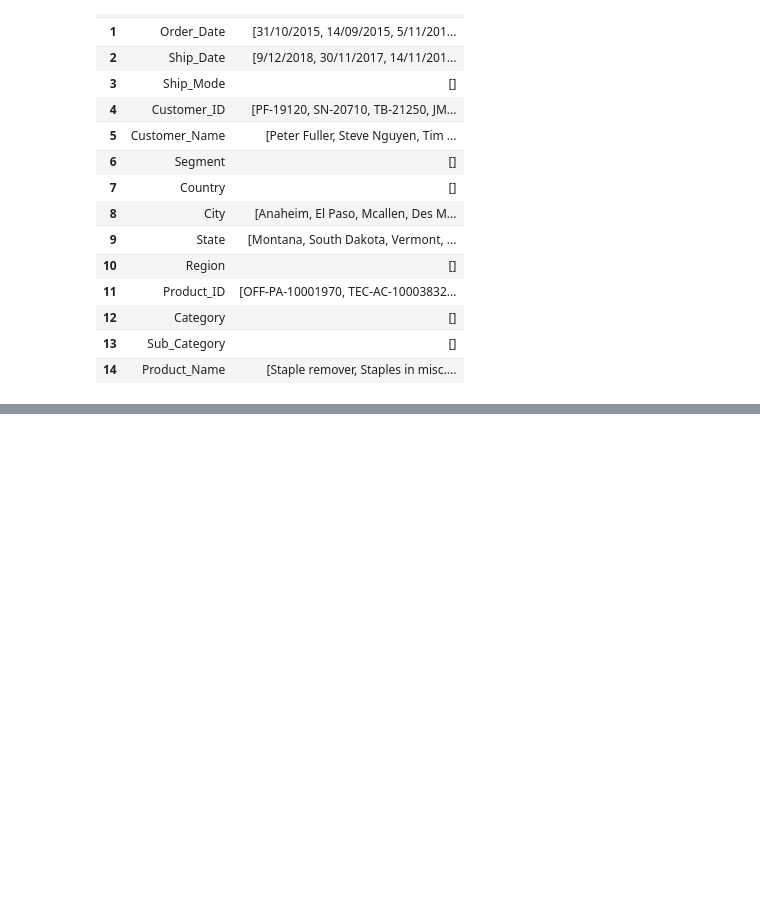
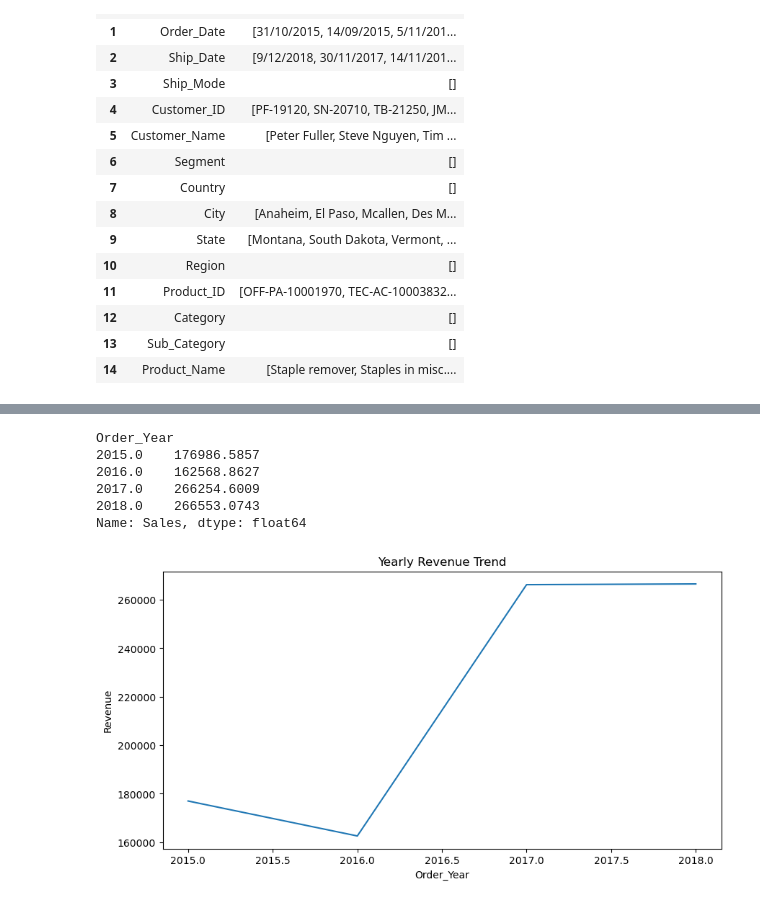
Before and after one commit to Ayush080-bct/Superstore-data-pipeline, a Jupyter notebook: notebook/EDA.ipynb, the cells around one changed output, grey strips where cells are left out. Saved outputs shown, nothing was run; the diff lists cells and outputs as text; code cells hidden in the pictures; blank space fills up the shorter version.

```diff
--- a/notebook/EDA.ipynb
+++ b/notebook/EDA.ipynb
@@ -441,0 +458,2 @@ df.head()
+# %%
+df=load_data("../data/processed/cleansuperstoredata.csv",encoded_system="ISO-8859-1")
@@ -441,0 +492,2 @@ df.head()
+# %%
+transformed_df=transform(df,order_date_col="Order_Date",ship_date_col="Ship_Date")
@@ -441,0 +524,22 @@ df.head()
+# %%
+salesperYear=(
+    transformed_df.groupby("Order_Year")['Sales']
+    .sum()
+
+)
+# %%
+salesperYear.head()
+# %% [output]
+Order_Year
+2015.0    176986.5857
+2016.0    162568.8627
+2017.0    266254.6009
+2018.0    266553.0743
+Name: Sales, dtype: float64
+# %%
+salesperYear.plot(figsize=(10,5))
+plt.title("Yearly Revenue Trend")
+plt.ylabel("Revenue")
+plt.show()
+# %% [output]
+[figure, added]
```
Also changed, not shown: parts of 40 cells of this notebook, 9 other files.
